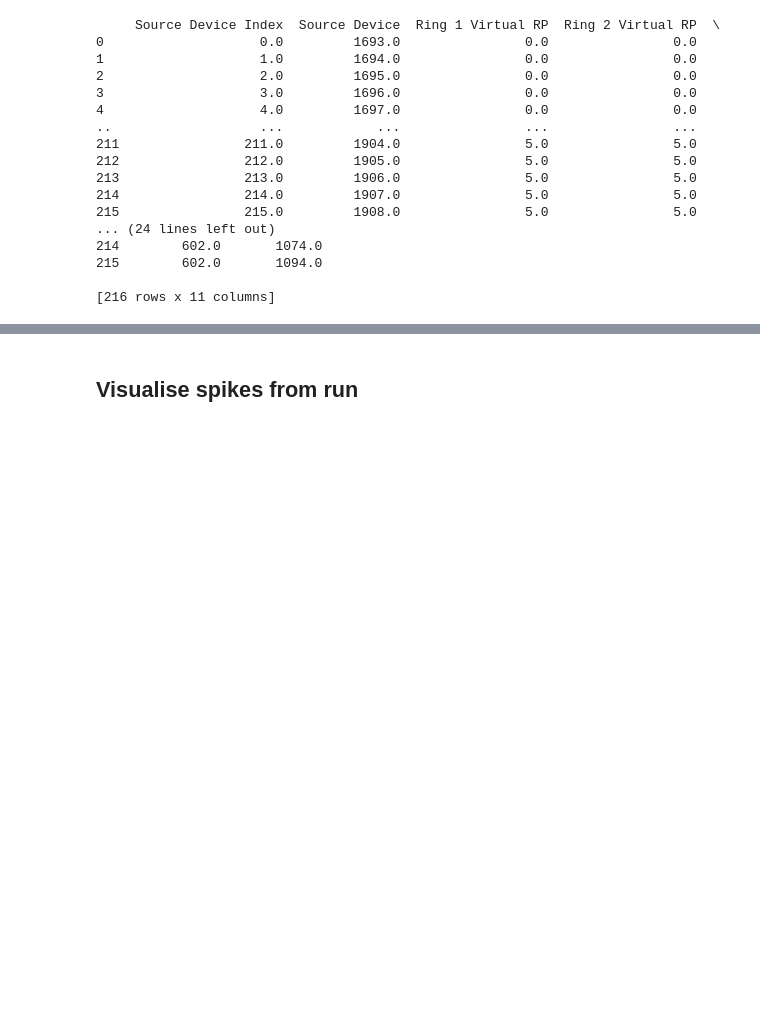
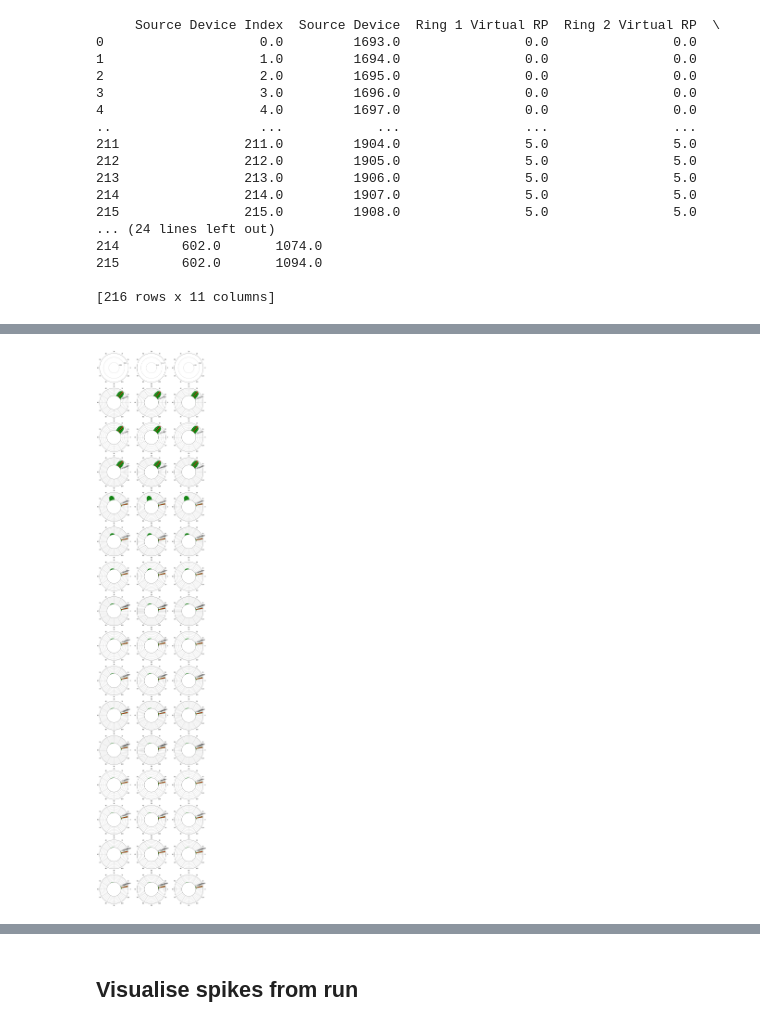
Before and after one commit to TomKnowles1994/GridCellPredNet, a Jupyter notebook: NEST/_Fully Spiking with Corrections.ipynb, the cells around one changed output, grey strips where cells are left out. Drawn from its saved outputs; the diff is of its cells as text; code cells hidden in the pictures; blank space fills up the shorter version.

```diff
--- a/NEST/_Fully Spiking with Corrections.ipynb
+++ b/NEST/_Fully Spiking with Corrections.ipynb
@@ -1399,0 +1369,37 @@ plt.show()
+# %%
+# Static frames of ring activity per time window
+
+cell_indices_for_plotting = np.linspace(0, 2*np.pi, num = N_ex)
+
+most_active_cell_indices = np.argmax(exc_state_history, axis = 2) / N_ex * 2*np.pi
+most_active_cell_values = np.max(exc_state_history, axis = 2)
+
+N_display_samples = 16
+
+timesteps_per_plot = 125
+
+fig, ax = plt.subplots(N_display_samples, rings, subplot_kw={'projection': 'polar'}, figsize = (5 * rings, 5 * N_display_samples))
+
+for r, row in enumerate(ax):
+
+    for c, column in enumerate(row):
+
+        ax[r, c].set_xticks(np.linspace(0, 2*np.pi, num = N_ex//10, endpoint = False))
+        ax[r, c].set_xticklabels(np.arange(0, N_ex, step = 10))
+
+        if time[r * timesteps_per_plot] not in representation_times:
+
+            ax[r, c].set_rorigin(-np.max(exc_state_history[r * timesteps_per_plot, c, :]))
+
+            ax[r, c].bar(cell_indices_for_plotting, exc_state_history[r * timesteps_per_plot, c, :], width = 0.1, color = 'green')
+            ax[r, c].bar(most_active_cell_indices[r * timesteps_per_plot, c], most_active_cell_values[r * timesteps_per_plot, c], width = 0.05, color = 'red')
+
+        elif  time[r * timesteps_per_plot] in representation_times:
+
+            ax[r, c].bar(cell_indices_for_plotting, exc_state_history_per_rep[r, c, :], width = 0.1, color = 'blue')
+            ax[r, c].bar(most_active_cell_indices[r * timesteps_per_plot, c], most_active_cell_values[r * timesteps_per_plot, c], width = 0.05, color = 'red')
+
+
+plt.show()
+# %% [output]
+[figure, added]
```
Also changed, not shown: parts of 23 cells of this notebook.
